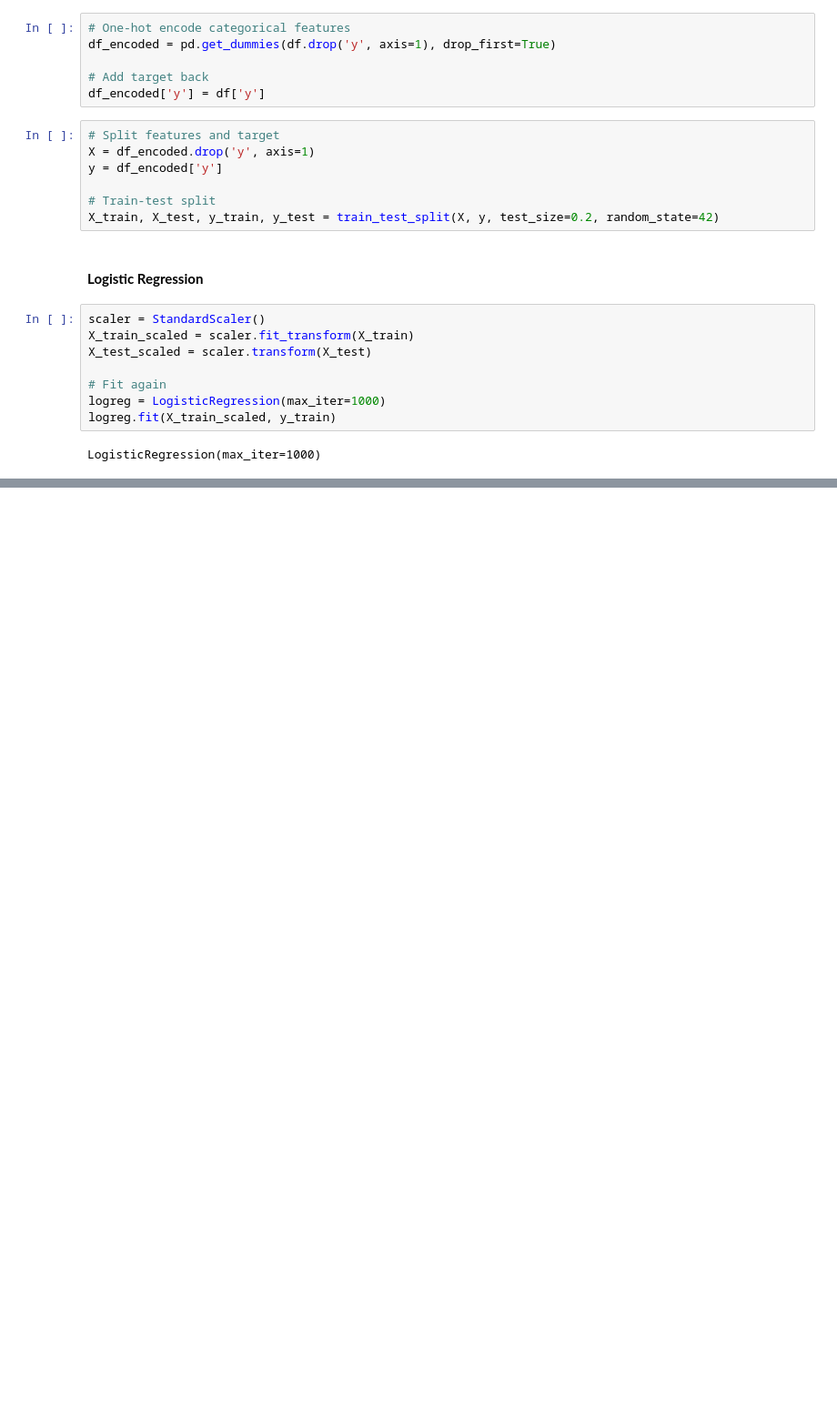
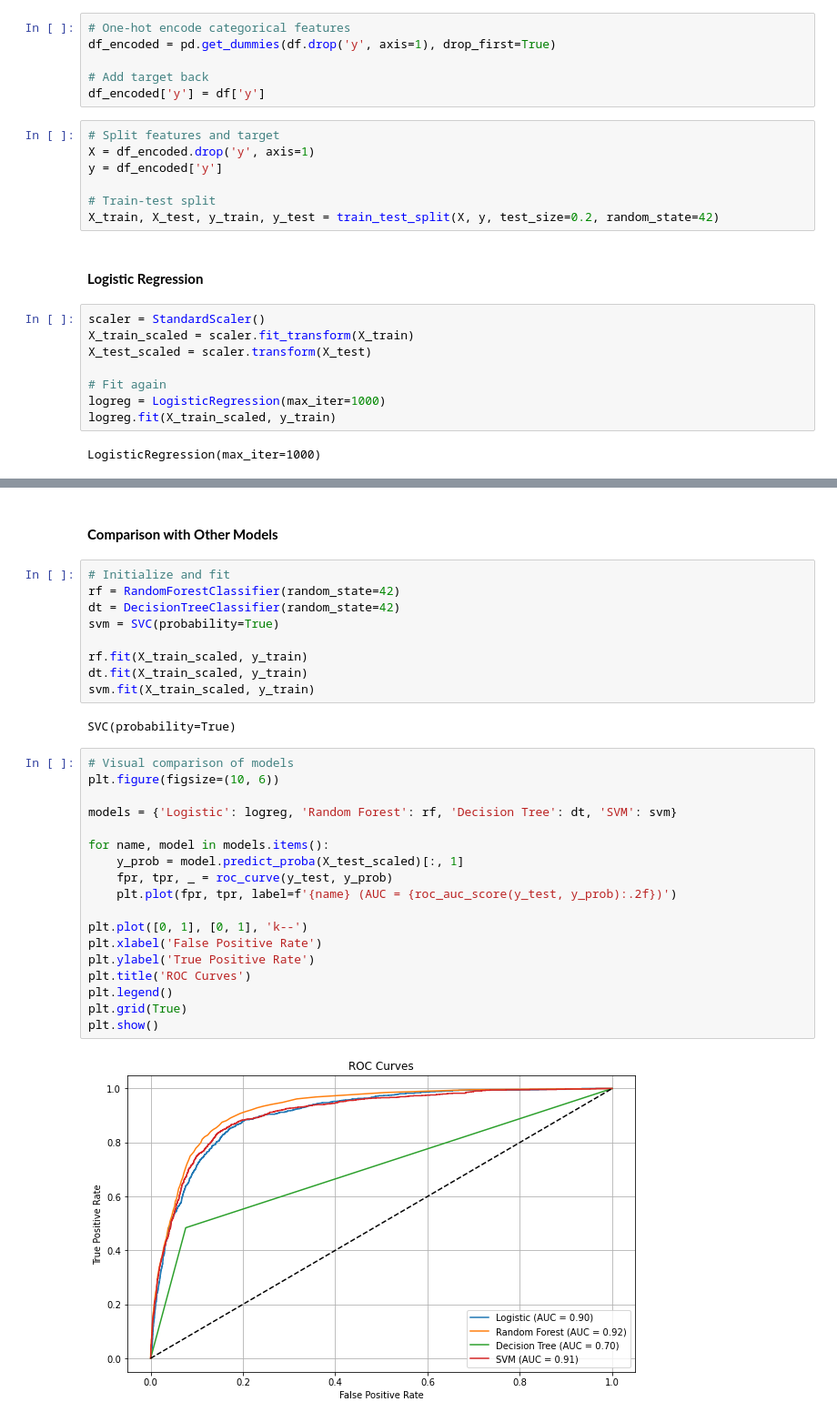
Before and after one commit to FGithaiga/BANK_MARKETING, a Jupyter notebook: index.ipynb, the cells around one changed output, grey strips where cells are left out. Shown at 91% size. Saved outputs shown, nothing was run; the diff lists cells and outputs as text; blank space fills up the shorter version.

```diff
--- a/index.ipynb
+++ b/index.ipynb
@@ -319,0 +380,33 @@ LogisticRegression(max_iter=1000)
+# %% [markdown]
+#### **Comparison with Other Models**
+# %%
+# Initialize and fit
+rf = RandomForestClassifier(random_state=42)
+dt = DecisionTreeClassifier(random_state=42)
+svm = SVC(probability=True)
+
+rf.fit(X_train_scaled, y_train)
+dt.fit(X_train_scaled, y_train)
+svm.fit(X_train_scaled, y_train)
+# %% [output]
+SVC(probability=True)
+# %%
+# Visual comparison of models
+plt.figure(figsize=(10, 6))
+
+models = {'Logistic': logreg, 'Random Forest': rf, 'Decision Tree': dt, 'SVM': svm}
+
+for name, model in models.items():
+    y_prob = model.predict_proba(X_test_scaled)[:, 1]
+    fpr, tpr, _ = roc_curve(y_test, y_prob)
+    plt.plot(fpr, tpr, label=f'{name} (AUC = {roc_auc_score(y_test, y_prob):.2f})')
+
+plt.plot([0, 1], [0, 1], 'k--')
+plt.xlabel('False Positive Rate')
+plt.ylabel('True Positive Rate')
+plt.title('ROC Curves')
+plt.legend()
+plt.grid(True)
+plt.show()
+# %% [output]
+[figure, added]
```
Also changed, not shown: parts of 11 cells of this notebook.
